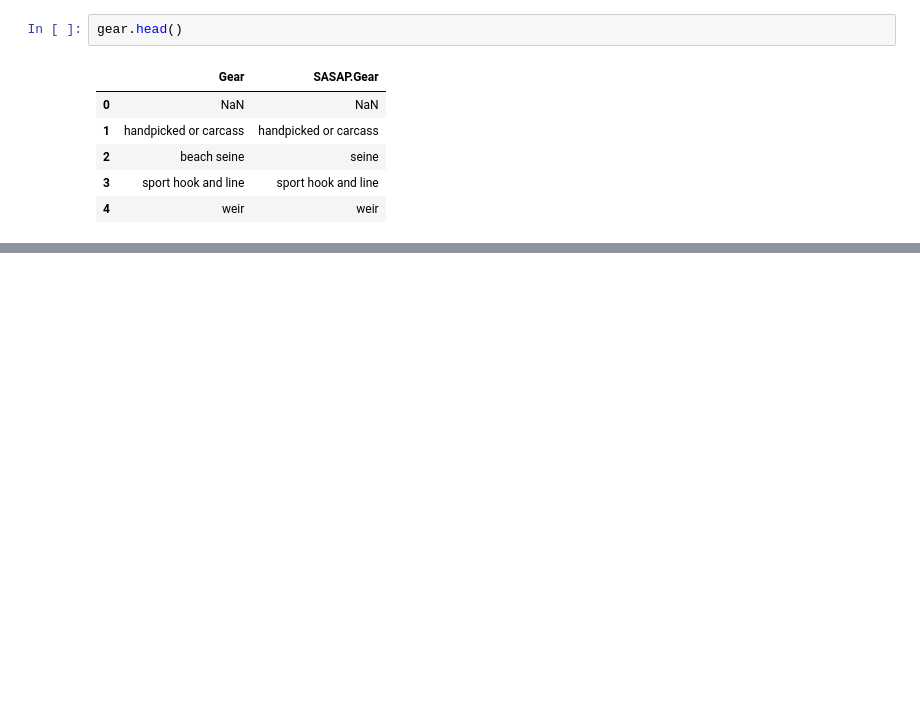
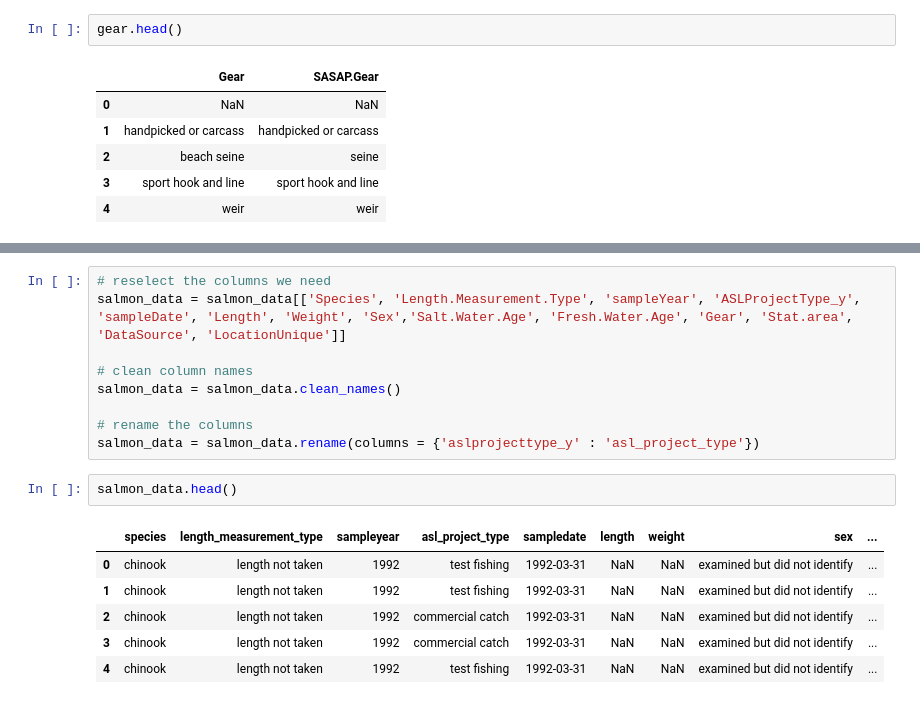
Before and after one commit to sofiiir/eds213-finalproject, a Jupyter notebook: alaska-salmon-master-cleaning.ipynb, the cells around one changed output, grey strips where cells are left out. Saved outputs shown, nothing was run; the diff lists cells and outputs as text; blank space fills up the shorter version.

```diff
--- a/alaska-salmon-master-cleaning.ipynb
+++ b/alaska-salmon-master-cleaning.ipynb
@@ -163,0 +250,18 @@ gear.head()
+# %%
+# reselect the columns we need
+salmon_data = salmon_data[['Species', 'Length.Measurement.Type', 'sampleYear', 'ASLProjectType_y', 'sampleDate', 'Length', 'Weight', 'Sex','Salt.Water.Age', 'Fresh.Water.Age', 'Gear', 'Stat.area', 'DataSource', 'LocationUnique']]
+
+# clean column names
+salmon_data = salmon_data.clean_names()
+
+# rename the columns
+salmon_data = salmon_data.rename(columns = {'aslprojecttype_y' : 'asl_project_type'})
+# %%
+salmon_data.head()
+# %% [output]
+|  | species | length_measurement_type | sampleyear | asl_project_type | sampledate | length | weight | sex | ... |
+| 0 | chinook | length not taken | 1992 | test fishing | 1992-03-31 | NaN | NaN | examined but did not identify | ... |
+| 1 | chinook | length not taken | 1992 | test fishing | 1992-03-31 | NaN | NaN | examined but did not identify | ... |
+| 2 | chinook | length not taken | 1992 | commercial catch | 1992-03-31 | NaN | NaN | examined but did not identify | ... |
+| 3 | chinook | length not taken | 1992 | commercial catch | 1992-03-31 | NaN | NaN | examined but did not identify | ... |
+| 4 | chinook | length not taken | 1992 | test fishing | 1992-03-31 | NaN | NaN | examined but did not identify | ... |
```
Also changed, not shown: parts of 17 cells of this notebook.
